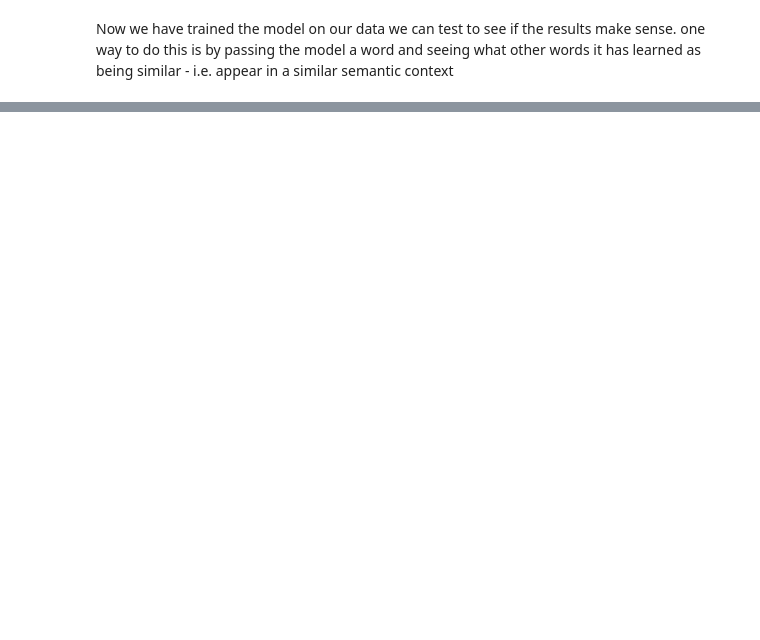
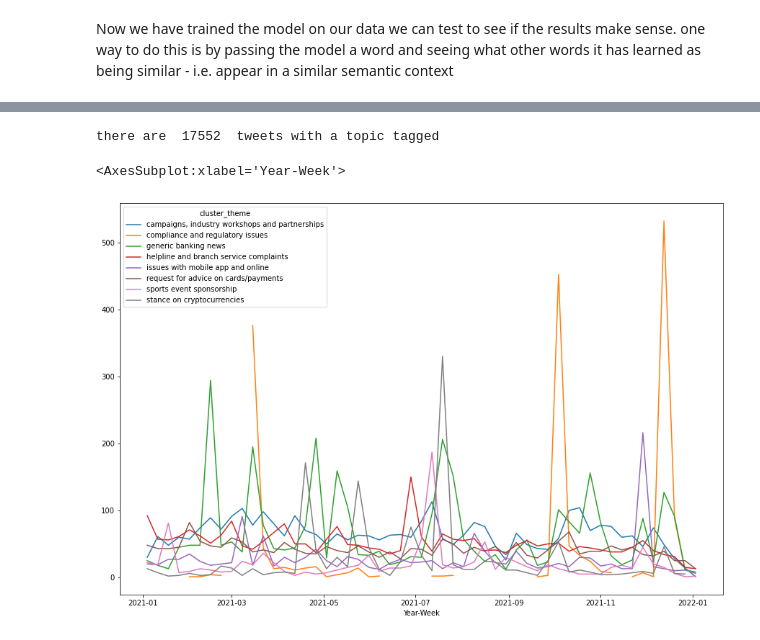
Before and after one commit to totogot/Social_Media_Analytics, a Jupyter notebook: main.ipynb, the cells around one changed output, grey strips where cells are left out. Drawn from its saved outputs; the diff is of its cells as text; code cells hidden in the pictures; blank space fills up the shorter version.

Commit message:
Adding unsupervised clustering and analysis

```diff
--- a/main.ipynb
+++ b/main.ipynb
@@ -281,9 +318,15 @@ However, past a certain point increasing the numbers of clusters does not result
 kmeans = KMeans(n_clusters=10, random_state=0)
 kmeans.fit(vectors_array)
 
+# save the kmeans model if we need to access at a later date
+with open("data/kmeans_model.pkl", "wb") as f:
+    pickle.dump(kmeans, f)
+
 # extract the cluster numbers from the trained model
 tweets_df['cluster'] = kmeans.labels_
 
 # save the output for manual investigation
-tweets_df[['content', 'cleaned_tweet', 'cluster']].to_csv(f'data/clustered_unsupervised_{term}.csv')
+tweets_df[['ID', 'content', 'cleaned_tweet', 'cluster']].to_csv(f'data/clustered_unsupervised_{term}.csv', index=False)
+# save pickle file to be loaded in as a checkpoint if required
+tweets_df[['ID', 'content', 'cleaned_tweet', 'cluster']].to_pickle(f'data/clustered_unsupervised_{term}.pickle')
 # %% [markdown]
@@ -305,0 +416,13 @@ sample = tweets_df.sample(1000)
+# %%
+# obtain the original tweets from the master table
+master_df = pd.read_pickle(f'data/master_df_{term}.pickle')
+master_df = master_df.reset_index(drop=False).rename(columns={'index':'ID'})
+
+#load in the tagged tweets df
+tweets_df = pd.read_pickle(f'data/tagged_unsupervised_{term}.pickle')
+# %%
+# merge on the tagged cluster topics
+master_df = pd.merge(master_df, tweets_df[['ID', 'content', 'cluster_theme']], how='left', on=['ID', 'content'])
+
+print("total number of tagged posts = ", len(master_df[~master_df['cluster_theme'].isna()]))
+print(master_df['cluster_theme'].value_counts())
@@ -305,0 +441,15 @@ sample = tweets_df.sample(1000)
+# %%
+# cut to just the posts with topics
+master_df = master_df[(~master_df['cluster_theme'].isna()) & (master_df['cluster_theme'] != 'noise')]
+print("there are ", len(master_df), " tweets with a topic tagged")
+# %% [output]
+there are  17552  tweets with a topic tagged
+# %%
+# plot the topic mentions over time
+agg_df = master_df.groupby(['Year-Week', 'cluster_theme'])['count'].sum().reset_index()
+pivot_df = agg_df.pivot(index='Year-Week', columns='cluster_theme', values='count')
+
+pivot_df.plot(figsize=(15, 10))
+# %% [output]
+<AxesSubplot:xlabel='Year-Week'>
+[figure, added]
```
Also changed, not shown: parts of 38 cells of this notebook, 4 other files.
